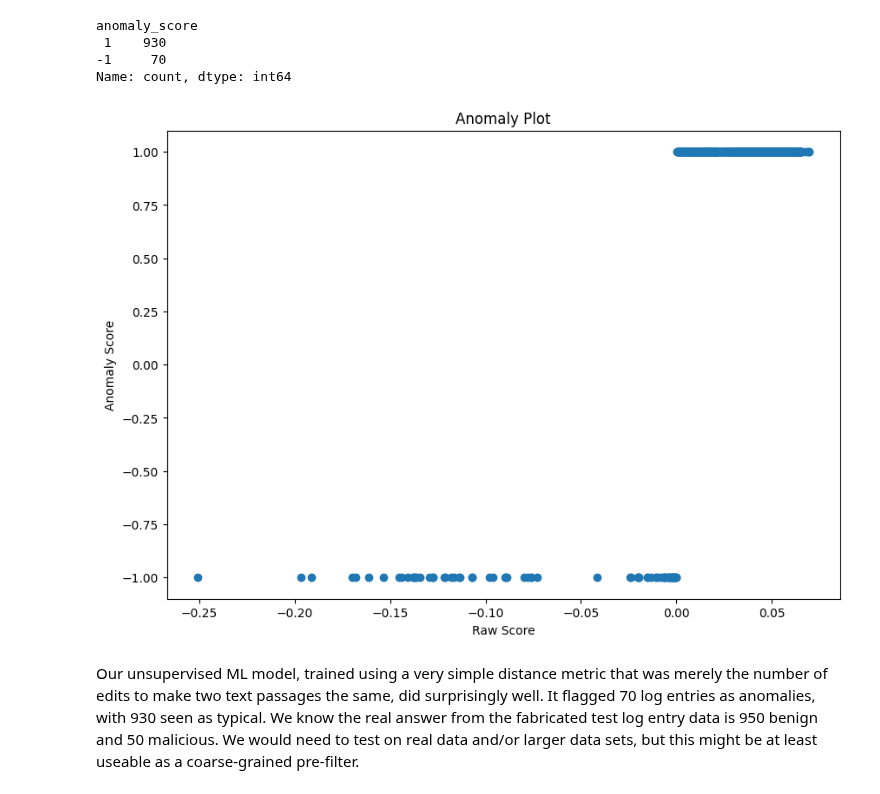
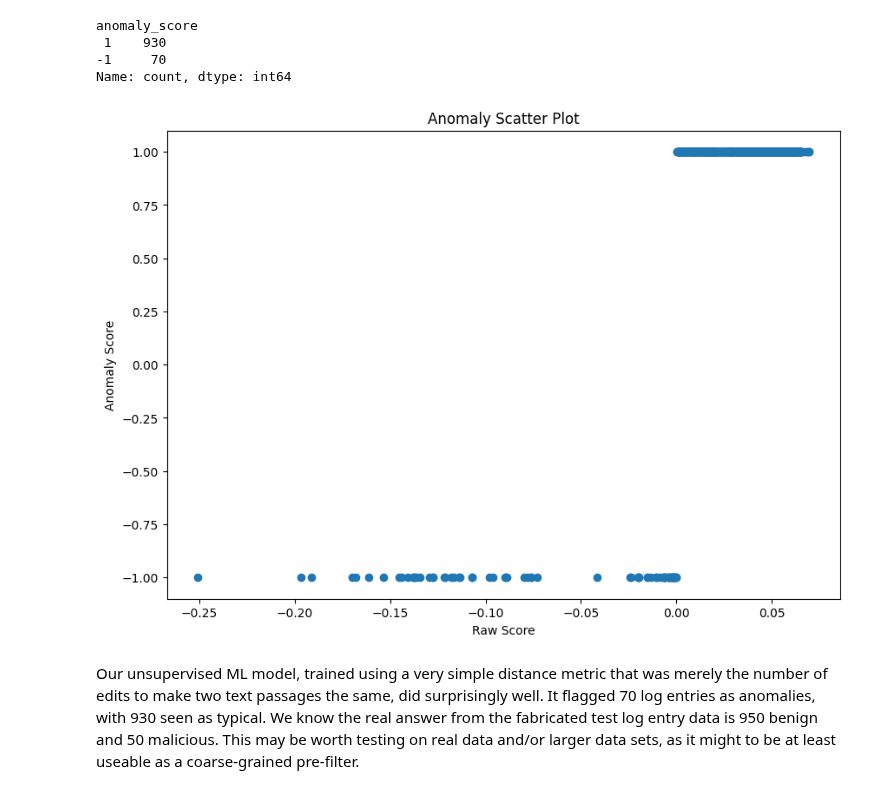
Before and after one commit to davidcsisk/vector-search-with-security-logs, a Jupyter notebook: unsupervised-anomaly-detection-with-levenshtein-similarity-scores.ipynb, the cells around one changed output. Cells and saved outputs as stored; diff of their text form; code cells hidden in the pictures.

Commit message:
Improve the Levenshtein-based anomaly detection...

```diff
--- a/unsupervised-anomaly-detection-with-levenshtein-similarity-scores.ipynb
+++ b/unsupervised-anomaly-detection-with-levenshtein-similarity-scores.ipynb
@@ -104,12 +101,12 @@ Name: count, dtype: int64
 # %%
 # Scatter plot of the anomaly_score results...it's what we'd expect to see given the counts above
 plt.figure(figsize=(10, 7))
 scatter = plt.scatter(df.raw_score, df.anomaly_score)
-plt.title('Anomaly Plot')
+plt.title('Anomaly Scatter Plot')
 plt.xlabel('Raw Score')
 plt.ylabel('Anomaly Score')
 plt.show()
 # %% [output]
-[figure, old version]
+[figure, new version]
 # %% [markdown]
-Our unsupervised ML model, trained using a very simple distance metric that was merely the number of edits to make two text passages the same, did surprisingly well.  It flagged 70 log entries as anomalies, with 930 seen as typical.  We know the real answer from the fabricated test log entry data is 950 benign and 50 malicious.  We would need to test on real data and/or larger data sets, but this might be at least useable as a coarse-grained pre-filter.
+Our unsupervised ML model, trained using a very simple distance metric that was merely the number of edits to make two text passages the same, did surprisingly well.  It flagged 70 log entries as anomalies, with 930 seen as typical.  We know the real answer from the fabricated test log entry data is 950 benign and 50 malicious.  This may be worth testing on real data and/or larger data sets, as it might to be at least useable as a coarse-grained pre-filter.
```
Also changed, not shown: parts of 6 cells of this notebook.
